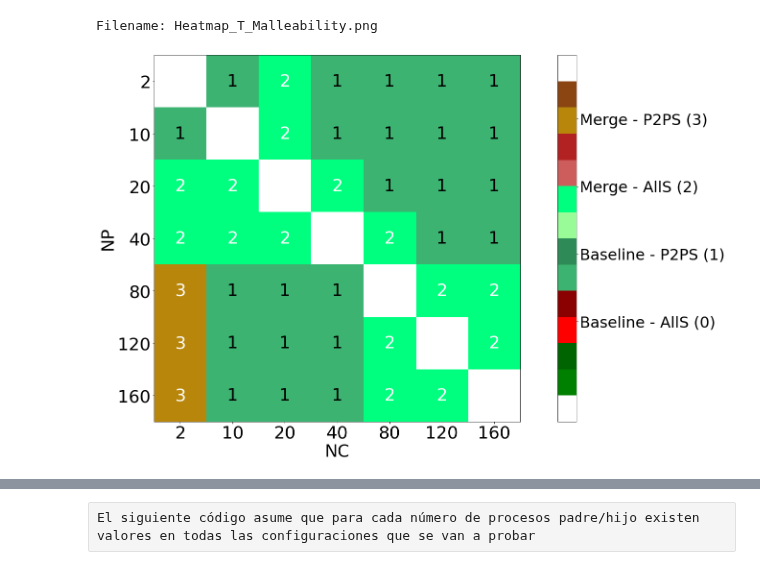
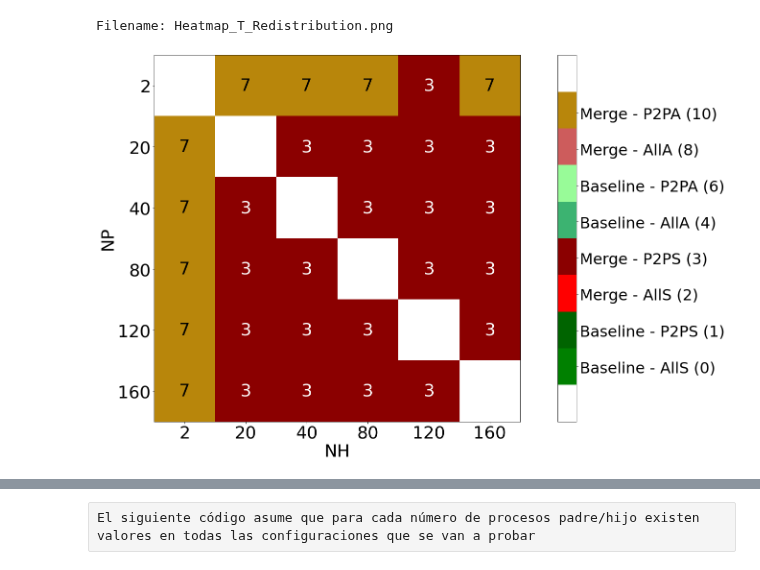
Before and after one commit to hpca-uji/Proteo, a Jupyter notebook: Analysis/new_analyser.ipynb, the cells around one changed output, grey strips where cells are left out. Cells and saved outputs as stored; diff of their text form; code cells hidden in the pictures.

```diff
--- a/Analysis/new_analyser.ipynb
+++ b/Analysis/new_analyser.ipynb
@@ -598,7 +603,7 @@ def compute_global_stat_difference(dataLists, parametric, np_aux, ns_aux):
         return True # Equal values || Accept H0
     return False # Some groups are different || Reject H0
 
-def compute_global_posthoc(dataLists, parametric):
+def compute_global_posthoc(dataLists, parametric): #TODO Comprobar CDF de los grupos
     data_stats=[]
     data_stats2=[]
     ini=0
@@ -610,7 +615,7 @@ def compute_global_posthoc(dataLists, parametric):
             data_stats.append(np.mean(dataLists[i]))
 
             for j in range(ini,end):
-                if df_Res.iat[i,j] < significance_value: # Different means || Reject H1
+                if df_Res.iat[i,j] < significance_value: # Different means || Reject H0
                     df_Res.iat[i, j] = True
                 else:
                     df_Res.iat[i, j] = False
@@ -619,12 +624,12 @@ def compute_global_posthoc(dataLists, parametric):
         df_Res = df_aux.copy()
         for i in range(ini,end):
             data_stats.append(np.median(dataLists[i]))
-            data_stats2.append(stats.iqr(dataLists[i],axis=0))
+            #data_stats2.append(stats.iqr(dataLists[i],axis=0))
             for j in range(ini,end):
-                if df_Res.iat[i,j] < significance_value: # Different medians || Reject H1
-                    df_Res.iat[i, j] = True
+                if df_Res.iat[i,j] < significance_value: # Different medians || Reject H0
+                    df_Res.iat[i, j] = True # Not equal medians
                 else:
-                    df_Res.iat[i, j] = False
+                    df_Res.iat[i, j] = False # Equal medians
     #print(df_Res)
     #print(df_aux)
     #print(data_stats)
@@ -652,6 +657,7 @@ def results_with_stats(tipo, df_check, used_config, rms_boundary=0):
     use_parametric = check_normality(df_check, tipo, used_config)
     if use_parametric:
         use_parametric = check_homoscedasticity(df_check, tipo, used_config)
+    print("Se usan tests parametricos: "+str(use_parametric))
     for np_aux in processes:
         for ns_aux in processes:
             if np_aux != ns_aux:
@@ -664,13 +670,16 @@ def results_with_stats(tipo, df_check, used_config, rms_boundary=0):
                     aux_data = list(range(len(used_config))) # All data is equal
                 else:
                     res_aux, times_aux = compute_global_posthoc(dataLists, use_parametric)
+                    if np_aux == 2 and ns_aux == 40:
+                        print(res_aux)
+                        print(times_aux)
                     aux_data = get_stat_differences(times_aux, res_aux, boundaries, tc_boundary)
 
                 results.append(aux_data)
 
     return results
 # %%
-checked_type='T_Malleability'
+checked_type='T_Redistribution'
 use_perc = False
 select_first_winner = False
 prefer_first_winner = False
@@ -824,18 +863,22 @@ f=plt.figure(figsize=(24, 12))
 ax=f.add_subplot(111)
 
 myColors = (colors.to_rgba("white"),
-    colors.to_rgba("green"),
-    colors.to_rgba("darkgreen"),  # En lugar de "darkgreen"
-    colors.to_rgba("red"),
-    colors.to_rgba("darkred"),  # En lugar de "darkred"
-    colors.to_rgba("mediumseagreen"),  # En lugar de "mediumseagreen"
-    colors.to_rgba("seagreen"),  # En lugar de "seagreen"
-    colors.to_rgba("palegreen"),
-    colors.to_rgba("springgreen"),
-    colors.to_rgba("indianred"),
-    colors.to_rgba("firebrick"),
-    colors.to_rgba("darkgoldenrod"),
-    colors.to_rgba("saddlebrown"),
+    colors.to_rgba("green"), #BAllS
+    colors.to_rgba("darkgreen"), #BP2PS
+    colors.to_rgba("red"), #MAllS
+    colors.to_rgba("darkred"),  #MP2PS
+    #colors.to_rgba("blue"),  #BIntraAllS
+    #colors.to_rgba("royalblue"), #BIntraP2PS
+    colors.to_rgba("mediumseagreen"), #BAllA
+    #colors.to_rgba("seagreen"),  #BAllT
+    colors.to_rgba("palegreen"), #BP2PA
+    #colors.to_rgba("springgreen"), #BP2PT
+    colors.to_rgba("indianred"), #MAllA
+    #colors.to_rgba("firebrick"), #MAllT
+    colors.to_rgba("darkgoldenrod"), #MP2PA
+    #colors.to_rgba("saddlebrown"), #MP2PT
+    #colors.to_rgba("mediumblue"),  #BIntraAllA
+    #colors.to_rgba("mediumslateblue"), #BIntraP2PA
     colors.to_rgba("white"))
 cmap = LinearSegmentedColormap.from_list('Custom', myColors, len(myColors))
 
@@ -860,35 +903,46 @@ for i in range(len(processes)):
                     i_range = i - 0.5 + add_aux
                     ax.text(j, i_range, results_str[results_index][line],
                             ha="center", va="center", color=aux_color, fontsize=36)
                     add_aux+=0.33
         else:
             used_aux+=1
 
 ax.set_ylabel("NP", fontsize=36)
-ax.set_xlabel("NC", fontsize=36)
+ax.set_xlabel("NH", fontsize=36)
 
 ax.set_xticklabels(['']+processes, fontsize=36)
 ax.set_yticklabels(['']+processes, fontsize=36)
 
 
 labelsMethods_aux = ['Baseline - AllS (0)', 'Baseline - P2PS (1)',
                     'Merge - AllS (2)','Merge - P2PS (3)',
                     'Baseline - AllA (4)', 'Baseline - AllT (5)','Baseline - P2PA (6)','Baseline - P2PT (7)',
                     'Merge - AllA (8)','Merge - AllT (9)','Merge - P2PA (10)','Merge - P2PT (11)']
+labelsMethods_aux = ['Baseline - AllS (0)', 'Baseline - P2PS (1)',
+                    'Merge - AllS (2)','Merge - P2PS (3)',
+                    'Baseline - AllA (4)', 'Baseline - P2PA (6)',
+                    'Merge - AllA (8)','Merge - P2PA (10)']
+#labelsMethods_aux = ['Baseline - AllS (0)', 'Baseline - P2PS (1)',
+#                    'Merge - AllS (2)','Merge - P2PS (3)',
+#                    'BaselineIntra - AllS (4)', 'BaselineIntra - P2PS (5)',
+#                    'Baseline - AllA (6)', 'Baseline - P2PA (7)',
+#                    'Merge - AllA (8)','Merge - P2PA (9)',
+#                    'BaselineIntra - AllA (10)', 'BaselineIntra - P2PA (11)']
 
 colorbar=f.colorbar(im, ax=ax)
 tick_bar = []
 for i in range(len(used_config)):
-    tick_bar.append(0.37 + i*0.92) #Config de 12 valores
+    #tick_bar.append(0.37 + i*0.92) #Config de 12 valores
+    tick_bar.append(0.35 + i*0.89) #Config de 8 valores
 colorbar.set_ticks(tick_bar)
 colorbar.set_ticklabels(labelsMethods_aux)
 colorbar.ax.tick_params(labelsize=32)
 #
 
 f.tight_layout()
 print("Filename: Heatmap_"+tipo+".png")
 f.savefig("Images/Heatmap_"+tipo+".png", format="png")
 # %% [output]
-Filename: Heatmap_T_Malleability.png
+Filename: Heatmap_T_Redistribution.png
-[figure, old version]
+[figure, new version]
 # %%
```
Also changed, not shown: parts of 25 cells of this notebook.
